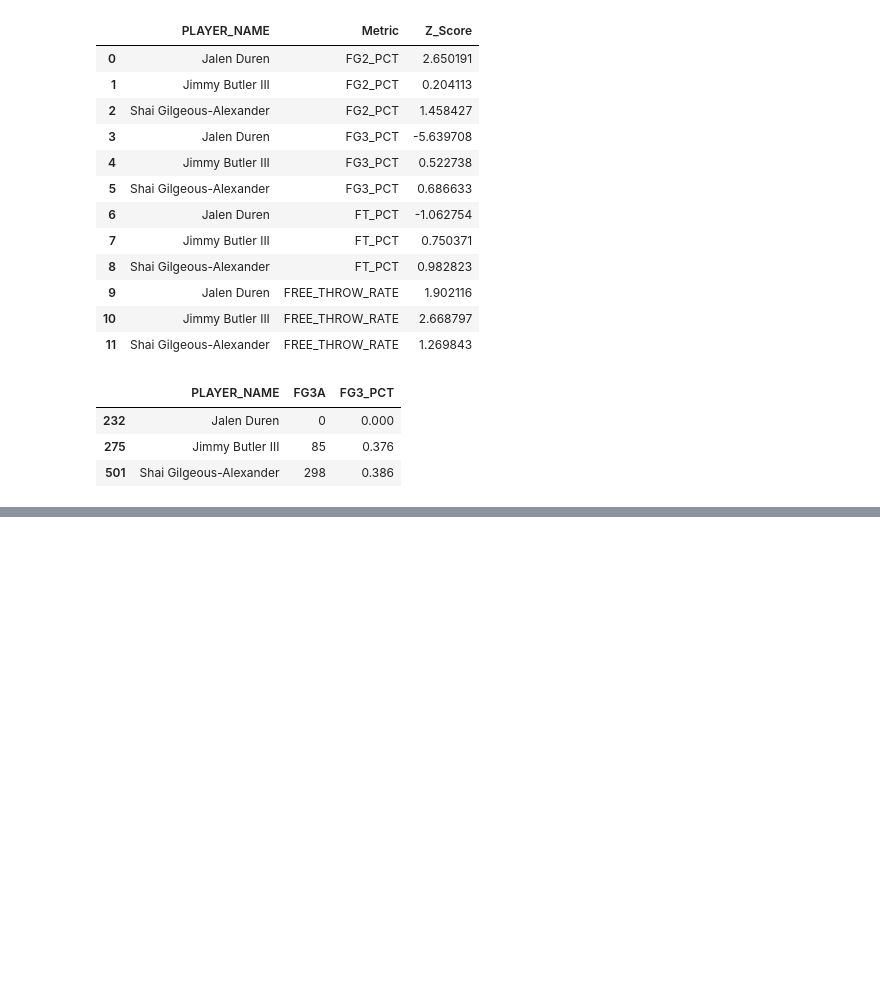
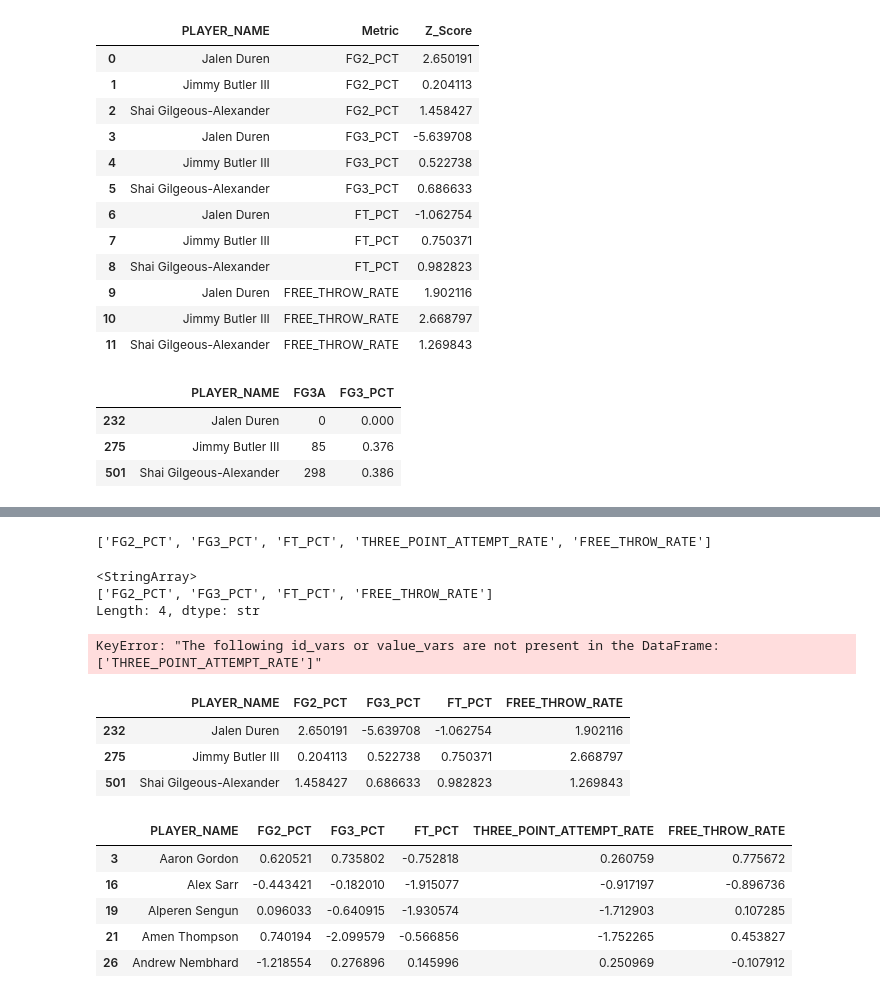
Before and after one commit to sonicap1/nba-scorer-effiency, a Jupyter notebook: notebooks/analysis.ipynb, the cells around one changed output, grey strips where cells are left out. Drawn from its saved outputs; the diff is of its cells as text; code cells hidden in the pictures; blank space fills up the shorter version.

```diff
--- a/notebooks/analysis.ipynb
+++ b/notebooks/analysis.ipynb
@@ -758,0 +810,59 @@ scorers_df[
+# %%
+profiles_columns
+# %% [output]
+['FG2_PCT', 'FG3_PCT', 'FT_PCT', 'THREE_POINT_ATTEMPT_RATE', 'FREE_THROW_RATE']
+# %%
+comparison_long["Metric"].unique()
+# %% [output]
+<StringArray>
+['FG2_PCT', 'FG3_PCT', 'FT_PCT', 'FREE_THROW_RATE']
+Length: 4, dtype: str
+# %%
+comparison_long = comparison_profiles.melt(
+    id_vars="PLAYER_NAME",
+    value_vars=profiles_columns,
+    var_name="Metric",
+    value_name="Z_Score"
+)
+
+comparison_long
+# %% [output]
+KeyError: "The following id_vars or value_vars are not present in the DataFrame: ['THREE_POINT_ATTEMPT_RATE']"
+# %%
+players_to_compare = [
+    "Shai Gilgeous-Alexander",
+    "Jalen Duren",
+    "Jimmy Butler III"
+]
+
+comparison_profiles = profile_zscores[
+    profile_zscores["PLAYER_NAME"].isin(players_to_compare)
+].copy()
+
+comparison_profiles
+# %% [output]
+|  | PLAYER_NAME | FG2_PCT | FG3_PCT | FT_PCT | FREE_THROW_RATE |
+| 232 | Jalen Duren | 2.650191 | -5.639708 | -1.062754 | 1.902116 |
+| 275 | Jimmy Butler III | 0.204113 | 0.522738 | 0.750371 | 2.668797 |
+| 501 | Shai Gilgeous-Alexander | 1.458427 | 0.686633 | 0.982823 | 1.269843 |
+# %%
+profile_means = scorers_df[profiles_columns].mean()
+profile_stds = scorers_df[profiles_columns].std()
+
+profile_zscores = scorers_df[
+    ["PLAYER_NAME"] + profiles_columns
+].copy()
+
+for column in profiles_columns:
+    profile_zscores[column] = (
+        profile_zscores[column] - profile_means[column]
+    ) / profile_stds[column]
+
+profile_zscores.head()
+# %% [output]
+|  | PLAYER_NAME | FG2_PCT | FG3_PCT | FT_PCT | THREE_POINT_ATTEMPT_RATE | FREE_THROW_RATE |
+| 3 | Aaron Gordon | 0.620521 | 0.735802 | -0.752818 | 0.260759 | 0.775672 |
+| 16 | Alex Sarr | -0.443421 | -0.182010 | -1.915077 | -0.917197 | -0.896736 |
+| 19 | Alperen Sengun | 0.096033 | -0.640915 | -1.930574 | -1.712903 | 0.107285 |
+| 21 | Amen Thompson | 0.740194 | -2.099579 | -0.566856 | -1.752265 | 0.453827 |
+| 26 | Andrew Nembhard | -1.218554 | 0.276896 | 0.145996 | 0.250969 | -0.107912 |
```
Also changed, not shown: parts of 9 cells of this notebook.
